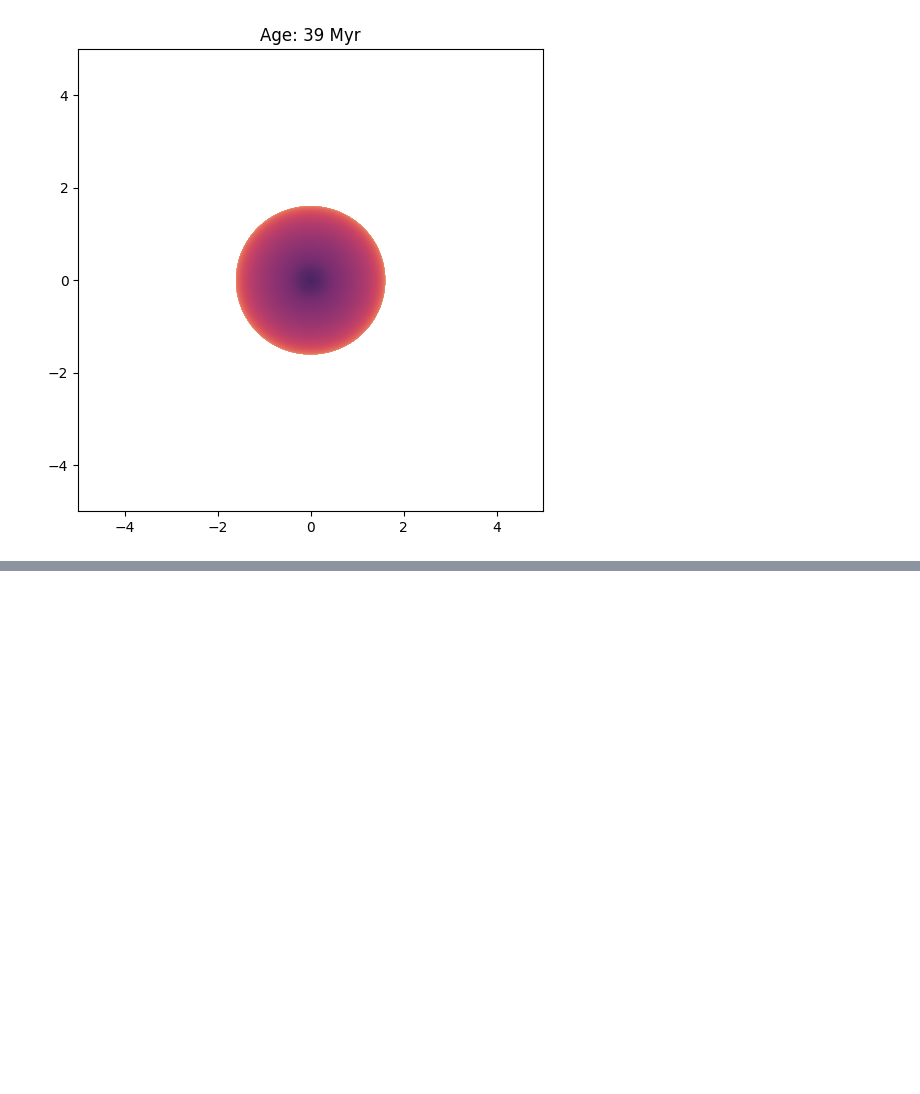
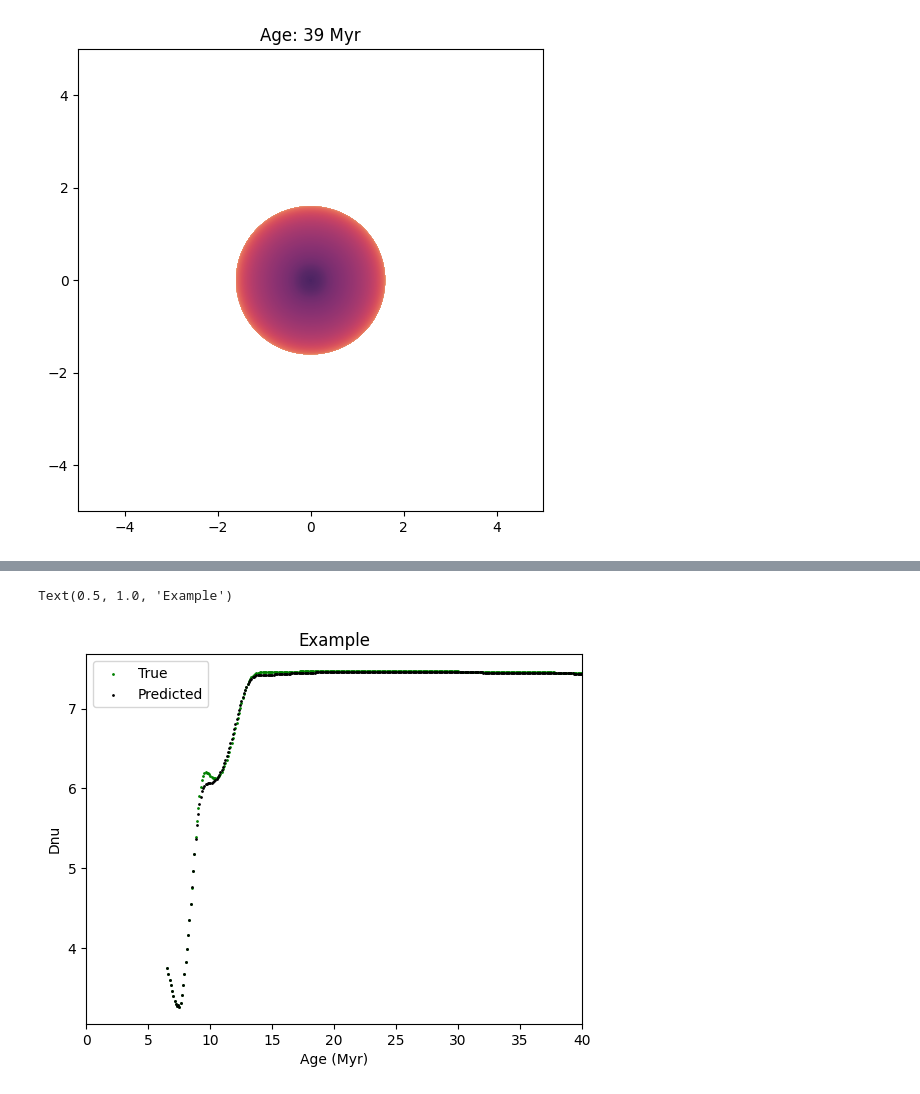
Before and after one commit to gautam-404/MESA-tests, a Jupyter notebook: test.ipynb, the cells around one changed output, grey strips where cells are left out. Drawn from its saved outputs; the diff is of its cells as text; code cells hidden in the pictures; blank space fills up the shorter version.

```diff
--- a/test.ipynb
+++ b/test.ipynb
@@ -51,0 +11,12 @@ plt.show()
+# %%
+df_master = pd.read_csv("minisaurus_net_test_lim.csv").fillna(0).drop(columns=['model_number', 'gyre_fn', 'num_zones',
+                                                                    'priority','star_age', 'num_retries','num_iters'])
+cols = ['m', 'z', 'v', 'tr_num', 'Myr', 'n1ell0m0', 'n2ell0m0', 'n3ell0m0', 'n4ell0m0', 'n5ell0m0',
+       'n6ell0m0', 'n7ell0m0', 'n8ell0m0', 'n9ell0m0', 'n10ell0m0', 'n1ell1m0',
+       'n2ell1m0', 'n3ell1m0', 'n4ell1m0', 'n5ell1m0', 'n6ell1m0', 'n7ell1m0',
+       'n8ell1m0', 'n9ell1m0', 'n10ell1m0', 'Dnu', 'eps', 'n1ell1dfreq',
+       'n2ell1dfreq', 'n3ell1dfreq', 'n4ell1dfreq', 'n5ell1dfreq',
+       'n6ell1dfreq', 'n7ell1dfreq', 'n8ell1dfreq', 'n9ell1dfreq',
+       'n10ell1dfreq']
+df_master = df_master[cols]
+df_master.columns
@@ -286,0 +372,11 @@ plt.show()
+# %%
+plt.scatter(dfs[3]["Myr"], dfs[3]["Dnu"], s=1, color='green', label="True")
+plt.scatter(dfs[1]["Myr"], dfs[1]["Dnu"], s=1, color='black', label="Predicted")
+plt.xlabel("Age (Myr)")
+plt.ylabel("Dnu")
+plt.legend()
+plt.xlim(0, 40)
+plt.title("Example")
+# %% [output]
+Text(0.5, 1.0, 'Example')
+[figure, added]
```
Also changed, not shown: parts of 18 cells of this notebook, 3 other files.
